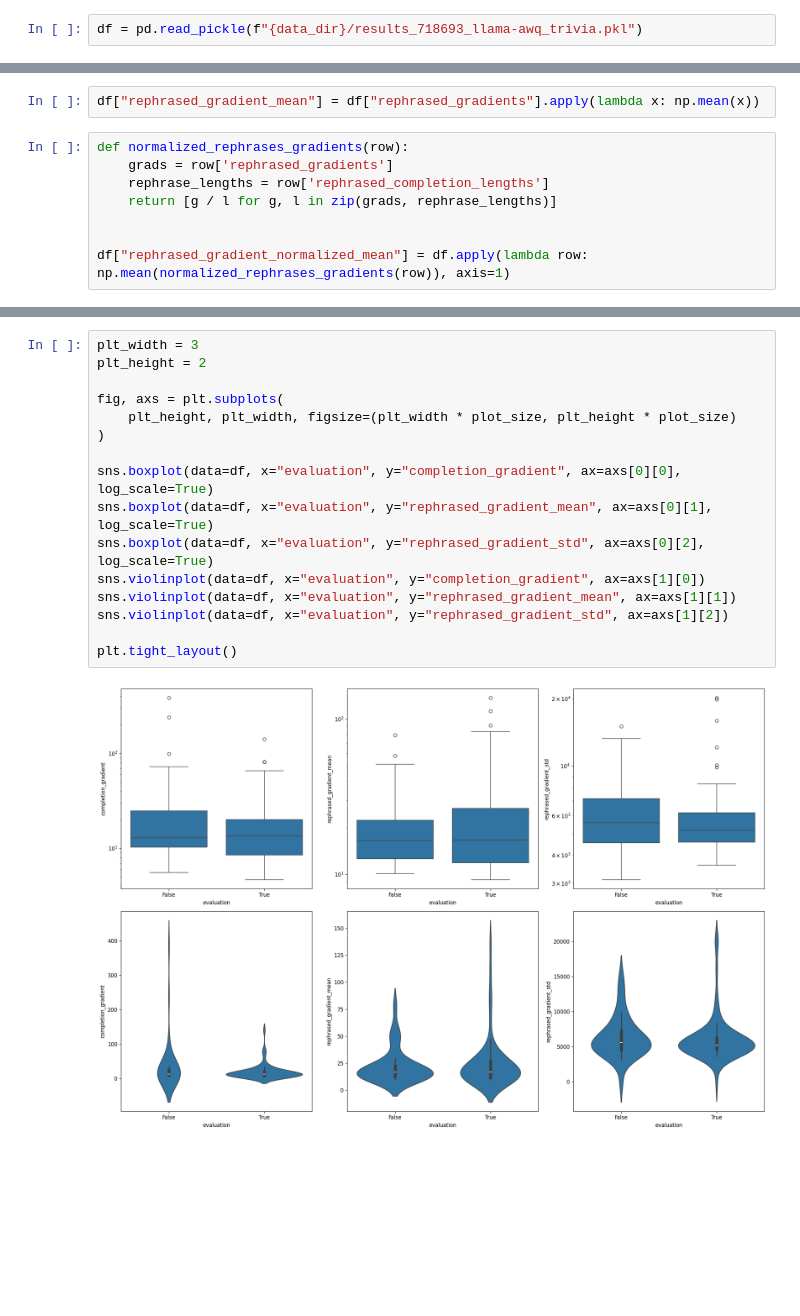
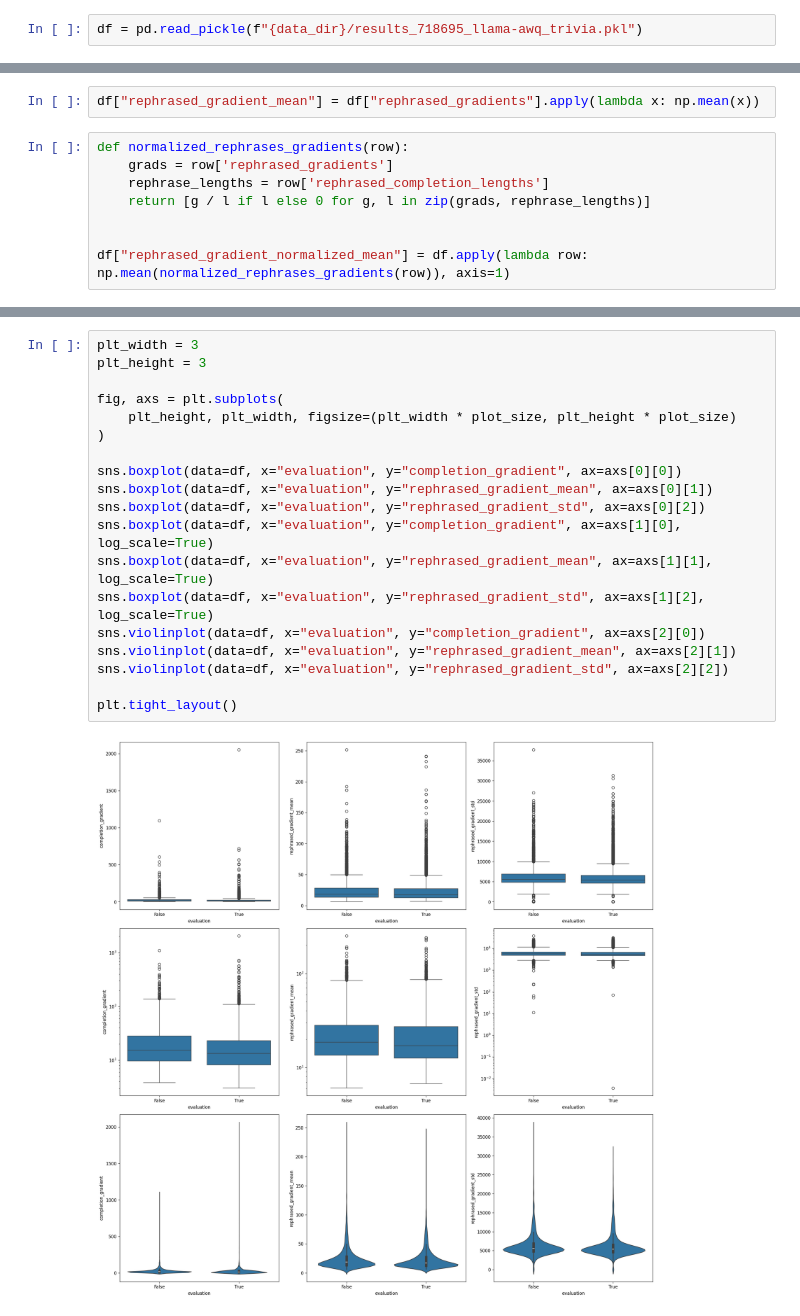
Before and after one commit to ngruenefeld/gradient-uncertainty, a Jupyter notebook: notebooks/eval.ipynb, the cells around one changed output, grey strips where cells are left out. Cells and saved outputs as stored; diff of their text form; blank space fills up the shorter version.

Commit message:
llama-awq eval on trivia

```diff
--- a/notebooks/eval.ipynb
+++ b/notebooks/eval.ipynb
@@ -9,7 +9,7 @@ plot_size = 6
 # %%
 data_dir = "../data"
 # %%
-df = pd.read_pickle(f"{data_dir}/results_718693_llama-awq_trivia.pkl")
+df = pd.read_pickle(f"{data_dir}/results_718695_llama-awq_trivia.pkl")
 # %%
 df
 # %% [output]
@@ -34,7 +54,7 @@ df["rephrased_gradient_mean"] = df["rephrased_gradients"].apply(lambda x: np.mea
 def normalized_rephrases_gradients(row):
     grads = row['rephrased_gradients']
     rephrase_lengths = row['rephrased_completion_lengths']
-    return [g / l for g, l in zip(grads, rephrase_lengths)]
+    return [g / l if l else 0 for g, l in zip(grads, rephrase_lengths)]
 
 
 df["rephrased_gradient_normalized_mean"] = df.apply(lambda row: np.mean(normalized_rephrases_gradients(row)), axis=1)
@@ -61,21 +81,24 @@ sum(df["evaluation"]) / len(df)
 # %%
 plt_width = 3
-plt_height = 2
+plt_height = 3
 
 fig, axs = plt.subplots(
     plt_height, plt_width, figsize=(plt_width * plot_size, plt_height * plot_size)
 )
 
-sns.boxplot(data=df, x="evaluation", y="completion_gradient", ax=axs[0][0], log_scale=True)
-sns.boxplot(data=df, x="evaluation", y="rephrased_gradient_mean", ax=axs[0][1], log_scale=True)
-sns.boxplot(data=df, x="evaluation", y="rephrased_gradient_std", ax=axs[0][2], log_scale=True)
-sns.violinplot(data=df, x="evaluation", y="completion_gradient", ax=axs[1][0])
-sns.violinplot(data=df, x="evaluation", y="rephrased_gradient_mean", ax=axs[1][1])
-sns.violinplot(data=df, x="evaluation", y="rephrased_gradient_std", ax=axs[1][2])
+sns.boxplot(data=df, x="evaluation", y="completion_gradient", ax=axs[0][0])
+sns.boxplot(data=df, x="evaluation", y="rephrased_gradient_mean", ax=axs[0][1])
+sns.boxplot(data=df, x="evaluation", y="rephrased_gradient_std", ax=axs[0][2])
+sns.boxplot(data=df, x="evaluation", y="completion_gradient", ax=axs[1][0], log_scale=True)
+sns.boxplot(data=df, x="evaluation", y="rephrased_gradient_mean", ax=axs[1][1], log_scale=True)
+sns.boxplot(data=df, x="evaluation", y="rephrased_gradient_std", ax=axs[1][2], log_scale=True)
+sns.violinplot(data=df, x="evaluation", y="completion_gradient", ax=axs[2][0])
+sns.violinplot(data=df, x="evaluation", y="rephrased_gradient_mean", ax=axs[2][1])
+sns.violinplot(data=df, x="evaluation", y="rephrased_gradient_std", ax=axs[2][2])
 
 plt.tight_layout()
 # %% [output]
-[figure, old version]
+[figure, new version]
 # %%
 plt_width = 2
 plt_height = 2
```
Also changed, not shown: parts of 7 cells of this notebook.
